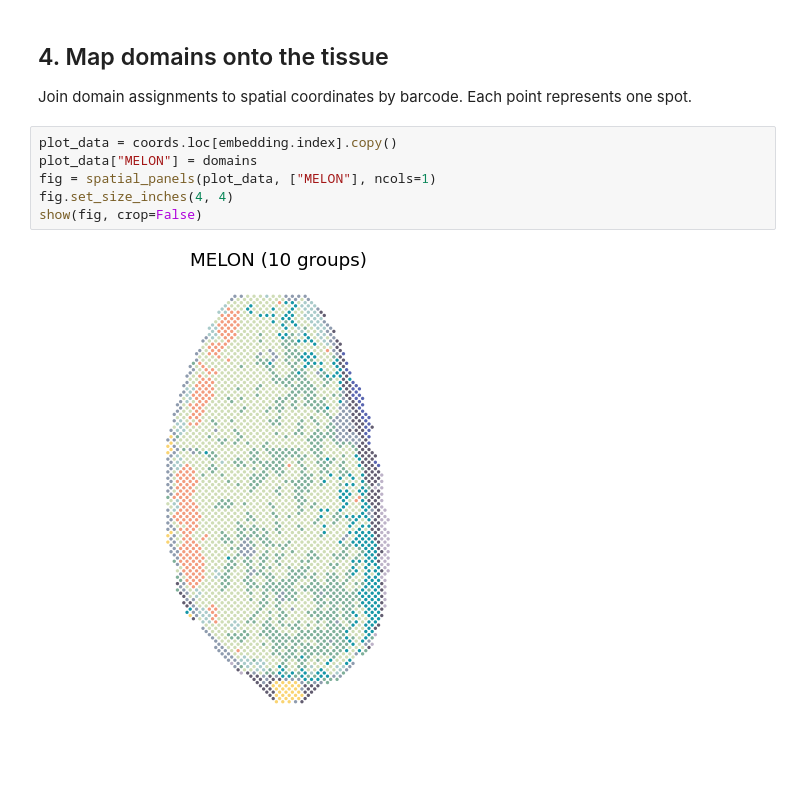
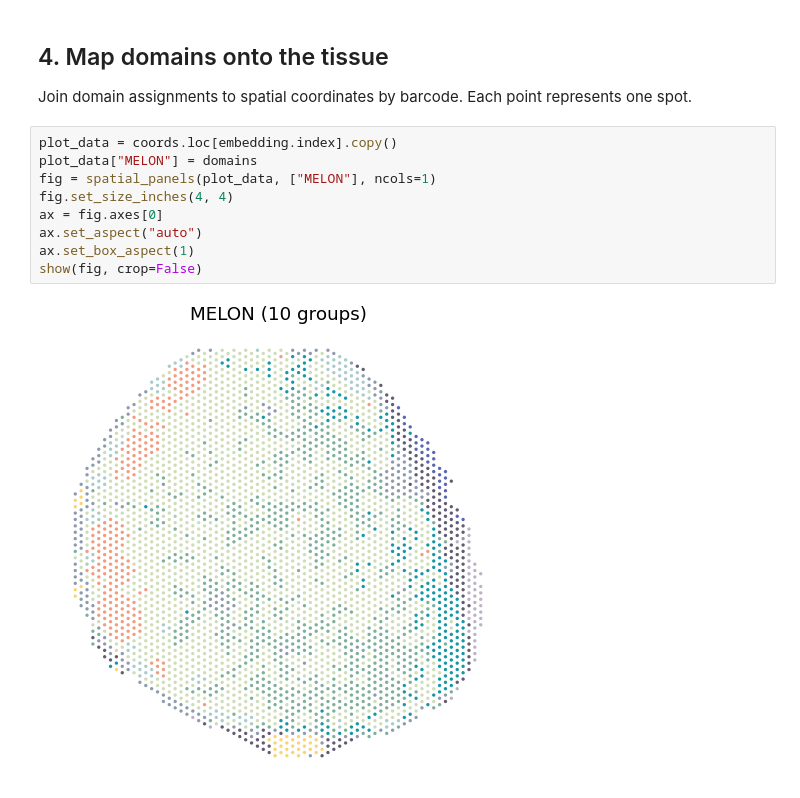
Before and after one commit to txbrook/MELON, a Jupyter notebook: Reproduce/human_lymph_node/analysis.ipynb, the cells around one changed output. Cells and saved outputs as stored; diff of their text form; blank space fills up the shorter version.

Commit message:
Inline editable notebook parameters and square lymph-node plot

```diff
--- a/Reproduce/human_lymph_node/analysis.ipynb
+++ b/Reproduce/human_lymph_node/analysis.ipynb
@@ -106,8 +116,11 @@ Join domain assignments to spatial coordinates by barcode. Each point represents
 # %%
 plot_data = coords.loc[embedding.index].copy()
 plot_data["MELON"] = domains
 fig = spatial_panels(plot_data, ["MELON"], ncols=1)
 fig.set_size_inches(4, 4)
+ax = fig.axes[0]
+ax.set_aspect("auto")
+ax.set_box_aspect(1)
 show(fig, crop=False)
 # %% [output]
-[figure, old version]
+[figure, new version]
```
Also changed, not shown: parts of 5 cells of this notebook, 12 other files.
